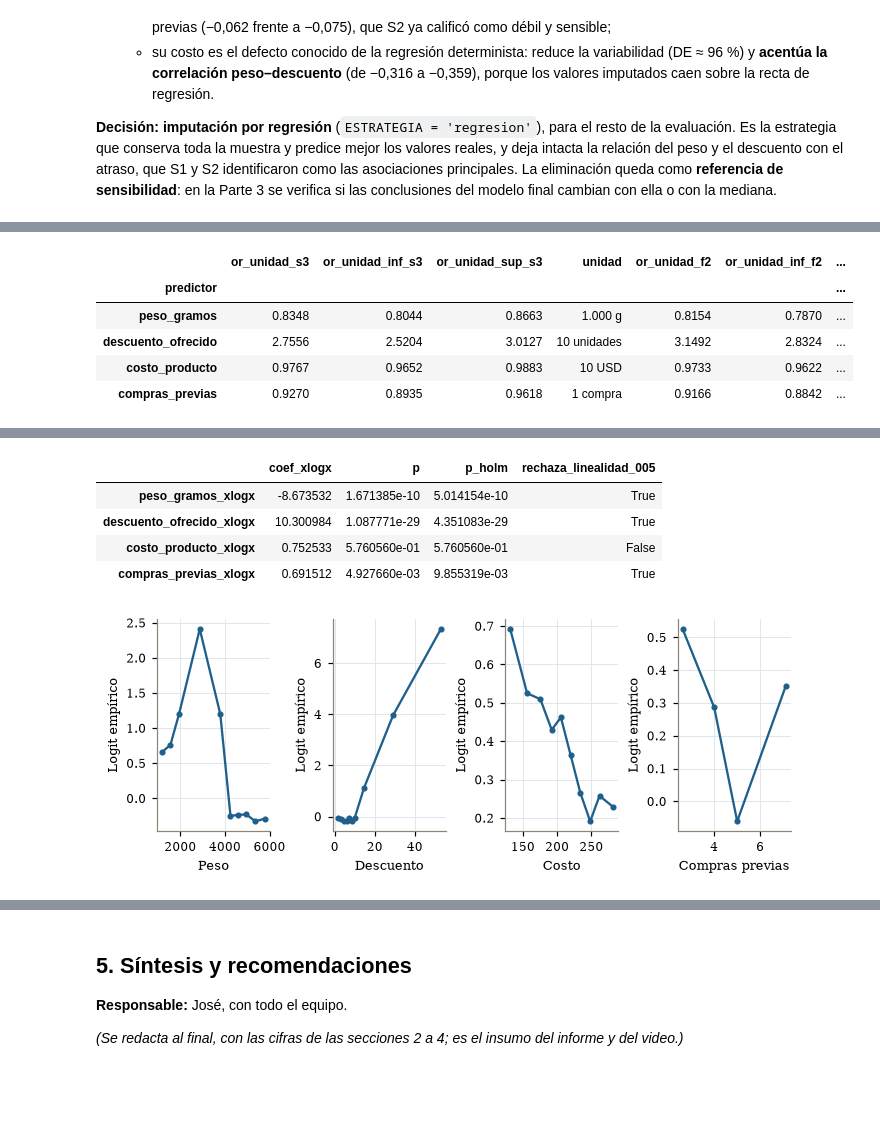
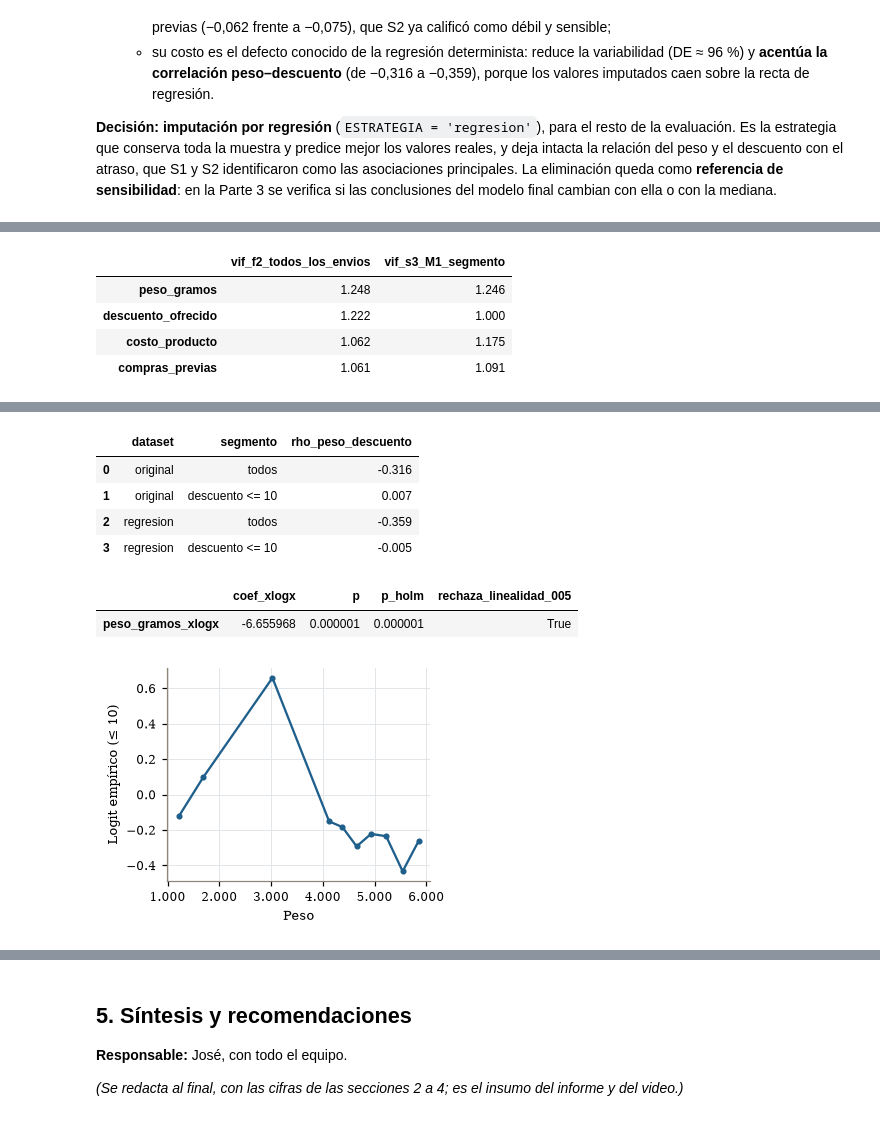
Before and after one commit to joserodriguezc/grupo_1_estadistica_computacional, a Jupyter notebook: sumativa_3/notebooks/sumativa_3_grupo1.ipynb, the cells around one changed output, grey strips where cells are left out. Saved outputs shown, nothing was run; the diff lists cells and outputs as text; code cells hidden in the pictures; blank space fills up the shorter version.

```diff
--- a/sumativa_3/notebooks/sumativa_3_grupo1.ipynb
+++ b/sumativa_3/notebooks/sumativa_3_grupo1.ipynb
@@ -1006,17 +1028,32 @@ from statsmodels.stats.outliers_influence import variance_inflation_factor
 NUM_S3 = ['peso_gramos', 'descuento_ofrecido', 'costo_producto', 'compras_previas']
 CAT_S3 = ['importancia_producto', 'bloque_bodega', 'modalidad_envio', 'genero']
 CAND_S3 = NUM_S3 + CAT_S3
-train_s3, test_s3 = particionar(DATASETS[ESTRATEGIA])
+UMBRAL_SEGMENTO = 10   # S1: con descuento > 10, los 2.647 envíos están atrasados (IC de Wilson [0,9986; 1])
+
+
+def en_segmento(datos):
+    # Segmento modelado: descuento <= 10 (valor del dataset; en los faltantes, el imputado)
+    return datos['descuento_ofrecido'] <= UMBRAL_SEGMENTO
+
+
+train_total_s3, test_total_s3 = particionar(DATASETS[ESTRATEGIA])
+train_s3, test_s3 = train_total_s3[en_segmento(train_total_s3)], test_total_s3[en_segmento(test_total_s3)]
+alto_train_s3, alto_test_s3 = train_total_s3[~en_segmento(train_total_s3)], test_total_s3[~en_segmento(test_total_s3)]
+P_ALTO_S3 = alto_train_s3[TARGET].mean()   # regla del segmento > 10: tasa observada en entrenamiento
 X_train_s3 = disenar(train_s3, NUM_S3, CAT_S3, train_s3)
 X_test_s3 = disenar(test_s3, NUM_S3, CAT_S3, train_s3)
 y_train_s3, y_test_s3 = train_s3[TARGET], test_s3[TARGET]
 BLOQUES_S3 = {v: [v] if v in NUM_S3 else [c for c in X_train_s3 if c.startswith(v + '_')] for v in CAND_S3}
 assert X_train_s3.columns.equals(X_test_s3.columns)
 assert train_s3.index.intersection(test_s3.index).empty
+segmentos_s3 = pd.DataFrame([{'conjunto': c, 'segmento': s, 'envios': len(d), 'tasa_atraso': d[TARGET].mean()}
+                             for c, b, a in [('entrenamiento', train_s3, alto_train_s3), ('prueba', test_s3, alto_test_s3)]
+                             for s, d in [('descuento <= 10 (modelo)', b), ('descuento > 10 (regla)', a)]])
+segmentos_s3.to_csv(TABLAS / 'modelos_segmentos.csv', index=False)
 preparacion_s3 = pd.DataFrame({'media': train_s3[NUM_S3].mean(), 'de': train_s3[NUM_S3].std(ddof=1)})
 preparacion_s3.to_csv(TABLAS / 'modelos_preparacion.csv')
 pd.DataFrame([{'variable': v, 'referencia': NIVELES[v][0], 'niveles': ', '.join(NIVELES[v])} for v in CAT_S3]).to_csv(TABLAS / 'modelos_categorias.csv', index=False)
-UNIDADES_S3 = {'peso_gramos': (1000, '1.000 g'), 'descuento_ofrecido': (10, '10 unidades'),
+UNIDADES_S3 = {'peso_gramos': (1000, '1.000 g'), 'descuento_ofrecido': (1, '1 unidad'),
                'costo_producto': (10, '10 USD'), 'compras_previas': (1, '1 compra')}
 ESCALAS_S3 = {v: (u, preparacion_s3.loc[v, 'de'], etiqueta) for v, (u, etiqueta) in UNIDADES_S3.items()}
 CACHE_S3 = {}
@@ -1029,5 +1066,6 @@ def fit_s3(variables):
     return CACHE_S3[clave]
 def p_lr_s3(completo, reducido):
     return stats.chi2.sf(max(0., 2 * (completo.llf - reducido.llf)), int(completo.df_model - reducido.df_model))
+display(segmentos_s3.round(4))
 display(preparacion_s3.round(4))
 # %% [output]
@@ -1199,18 +1459,16 @@ La influencia se evalúa con GLM binomial equivalente al Logit: Cook > 4/n, leve
 # %%
 def vif_s3(X):
     A = sm.add_constant(X, has_constant='add')
-    return pd.Series({c: variance_inflation_factor(A.to_numpy(float), i) for i,c in enumerate(A.columns) if c != 'const'}, name='vif')
-vifs_s3 = pd.concat({k: vif_s3(X_train_s3[columnas_s3(s['numericas'] + s['categoricas'])]) for k,s in MODELOS.items()}, names=['modelo','predictor'])
+    if A.shape[1] == 2:   # un solo predictor: no hay otros con los que compartir varianza
+        return pd.Series({c: 1.0 for c in A.columns if c != 'const'}, name='vif')
+    return pd.Series({c: variance_inflation_factor(A.to_numpy(float), i) for i, c in enumerate(A.columns) if c != 'const'}, name='vif')
+vifs_s3 = pd.concat({k: vif_s3(X_train_s3[columnas_s3(s['numericas'] + s['categoricas'])]) for k, s in MODELOS.items()}, names=['modelo', 'predictor'])
 vifs_s3.to_csv(TABLAS / 'modelos_vif.csv')
 f2_vif = pd.read_csv(F2 / 'outputs/tablas/vif.csv', index_col=0)['vif']
-f2_or = pd.read_csv(F2 / 'outputs/tablas/coeficientes_odds_ratios.csv', index_col=0)
-comparacion_f2 = coeficientes_s3.loc['M1', ['or_unidad','or_unidad_inf','or_unidad_sup','unidad']].rename(columns=lambda c: c + '_s3' if c != 'unidad' else c)
-comparacion_f2 = comparacion_f2.join(f2_or[['or_unidad','or_unidad_inf','or_unidad_sup']].add_suffix('_f2'))
-comparacion_f2['vif_f2'] = f2_vif; comparacion_f2['vif_s3'] = vifs_s3.loc['M1']
-comparacion_f2['cambio_or_pct'] = 100 * (comparacion_f2.or_unidad_s3 / comparacion_f2.or_unidad_f2 - 1)
-comparacion_f2.to_csv(TABLAS / 'modelos_comparacion_f2.csv')
-correlacion_s3 = pd.DataFrame([{'dataset': k, 'rho_peso_descuento': d.peso_gramos.corr(d.descuento_ofrecido, method='spearman')}
-                              for k,d in [('original', df), ('regresion', DATASETS['regresion'])]])
+vif_comparado = pd.DataFrame({'vif_f2_todos_los_envios': f2_vif, 'vif_s3_M1_segmento': vifs_s3.loc['M1']})
+correlacion_s3 = pd.DataFrame([{'dataset': k, 'segmento': s, 'rho_peso_descuento': d.peso_gramos.corr(d.descuento_ofrecido, method='spearman')}
+                              for k, d0 in [('original', df), ('regresion', DATASETS['regresion'])]
+                              for s, d in [('todos', d0), ('descuento <= 10', d0[en_segmento(d0)])]])
 correlacion_s3.to_csv(TABLAS / 'modelos_correlacion_peso_descuento.csv', index=False)
 spec_final_s3 = MODELOS[MODELO_FINAL]
 cols_final_s3 = columnas_s3(spec_final_s3['numericas'] + spec_final_s3['categoricas'])
@@ -1228,16 +1486,18 @@ bt_s3 = pd.DataFrame({'coef_xlogx': modelo_bt.params[terminos_bt], 'p': modelo_b
 bt_s3['p_holm'] = multipletests(bt_s3['p'], method='holm')[1]
 bt_s3['rechaza_linealidad_005'] = bt_s3.p_holm < .05
 bt_s3.to_csv(TABLAS / 'modelos_box_tidwell.csv')
-pd.DataFrame([{'lr': 2*(modelo_bt.llf-modelo_final_s3.llf), 'gl': len(terminos_bt),
+pd.DataFrame([{'lr': 2 * (modelo_bt.llf - modelo_final_s3.llf), 'gl': len(terminos_bt),
                'p': p_lr_s3(modelo_bt, modelo_final_s3)}]).to_csv(TABLAS / 'modelos_box_tidwell_conjunto.csv', index=False)
-display(comparacion_f2.round(4)); display(vifs_s3.round(3)); display(bt_s3)
-fig, axes = plt.subplots(1, len(spec_final_s3['numericas']), figsize=(ANCHO, 2.4), squeeze=False)
+display(vifs_s3.round(3)); display(vif_comparado.round(3)); display(correlacion_s3.round(3)); display(bt_s3)
+variables_logit = spec_final_s3['numericas'] or NUM_S3
+fig, axes = plt.subplots(1, len(variables_logit), figsize=(ANCHO if len(variables_logit) > 1 else ANCHO / 2, 2.4), squeeze=False)
 logit_filas = []
-for ax,v in zip(axes[0], spec_final_s3['numericas']):
+for ax, v in zip(axes[0], variables_logit):
     tmp = pd.DataFrame({'x': train_s3[v], 'y': y_train_s3})
-    grupos = tmp.groupby(pd.qcut(tmp.x, 10, duplicates='drop'), observed=True).agg(x=('x','mean'), n=('y','size'), atrasos=('y','sum'))
-    grupos['logit'] = np.log((grupos.atrasos + .5)/(grupos.n - grupos.atrasos + .5))
-    ax.plot(grupos.x, grupos.logit, 'o-', color=AZUL, ms=3); ax.set(xlabel=ETIQ[v], ylabel='Logit empírico')
+    grupos = tmp.groupby(pd.qcut(tmp.x, 10, duplicates='drop'), observed=True).agg(x=('x', 'mean'), n=('y', 'size'), atrasos=('y', 'sum'))
+    grupos['logit'] = np.log((grupos.atrasos + .5) / (grupos.n - grupos.atrasos + .5))
+    ax.plot(grupos.x, grupos.logit, 'o-', color=AZUL, ms=3); ax.set(xlabel=ETIQ[v], ylabel='Logit empírico (≤ 10)')
+    ax.xaxis.set_major_formatter(FuncFormatter(lambda x, _: num(x)))
     logit_filas.append(grupos.assign(variable=v).reset_index(drop=True))
 pd.concat(logit_filas).to_csv(TABLAS / 'modelos_logit_empirico.csv', index=False)
 guardar('fig_3_5_logit_empirico', fig)
@@ -1245,6 +1517,5 @@ guardar('fig_3_5_logit_empirico', fig)
-|  | or_unidad_s3 | or_unidad_inf_s3 | or_unidad_sup_s3 | unidad | or_unidad_f2 | or_unidad_inf_f2 | ... |
-| predictor |  |  |  |  |  |  | ... |
-| peso_gramos | 0.8348 | 0.8044 | 0.8663 | 1.000 g | 0.8154 | 0.7870 | ... |
-| descuento_ofrecido | 2.7556 | 2.5204 | 3.0127 | 10 unidades | 3.1492 | 2.8324 | ... |
-| costo_producto | 0.9767 | 0.9652 | 0.9883 | 10 USD | 0.9733 | 0.9622 | ... |
-| compras_previas | 0.9270 | 0.8935 | 0.9618 | 1 compra | 0.9166 | 0.8842 | ... |
+|  | vif_f2_todos_los_envios | vif_s3_M1_segmento |
+| peso_gramos | 1.248 | 1.246 |
+| descuento_ofrecido | 1.222 | 1.000 |
+| costo_producto | 1.062 | 1.175 |
+| compras_previas | 1.061 | 1.091 |
@@ -1267,9 +1522,11 @@ Name: vif, dtype: float64
-|  | coef_xlogx | p | p_holm | rechaza_linealidad_005 |
-| peso_gramos_xlogx | -8.673532 | 1.671385e-10 | 5.014154e-10 | True |
-| descuento_ofrecido_xlogx | 10.300984 | 1.087771e-29 | 4.351083e-29 | True |
-| costo_producto_xlogx | 0.752533 | 5.760560e-01 | 5.760560e-01 | False |
-| compras_previas_xlogx | 0.691512 | 4.927660e-03 | 9.855319e-03 | True |
+|  | dataset | segmento | rho_peso_descuento |
+| 0 | original | todos | -0.316 |
+| 1 | original | descuento <= 10 | 0.007 |
+| 2 | regresion | todos | -0.359 |
+| 3 | regresion | descuento <= 10 | -0.005 |
+|  | coef_xlogx | p | p_holm | rechaza_linealidad_005 |
+| peso_gramos_xlogx | -6.655968 | 0.000001 | 0.000001 | True |
-[figure, old version]
+[figure, new version]
 # %%
 glm_s3 = sm.GLM(y_train_s3, X_final_s3, family=sm.families.Binomial()).fit()
 assert np.allclose(glm_s3.params, modelo_final_s3.params, atol=1e-6)
```
Also changed, not shown: parts of 22 cells of this notebook, 47 other files.
